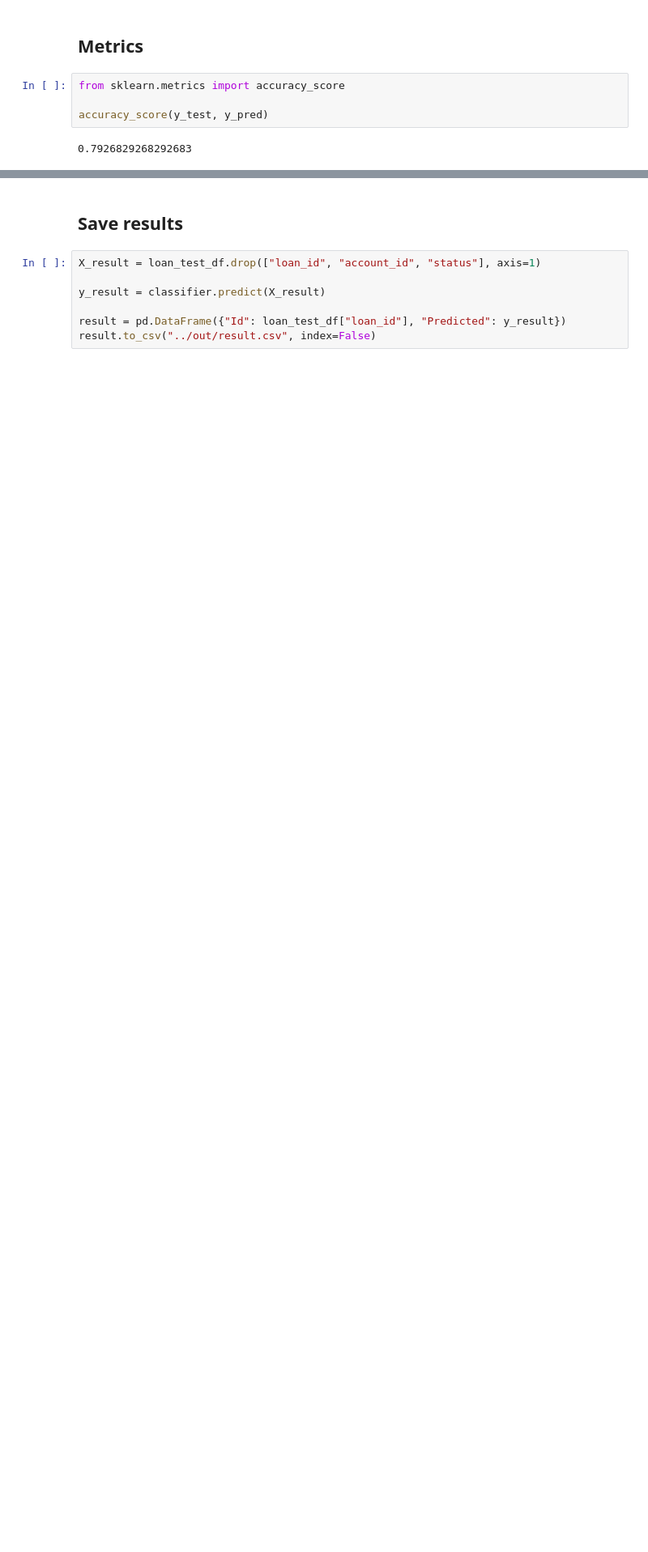
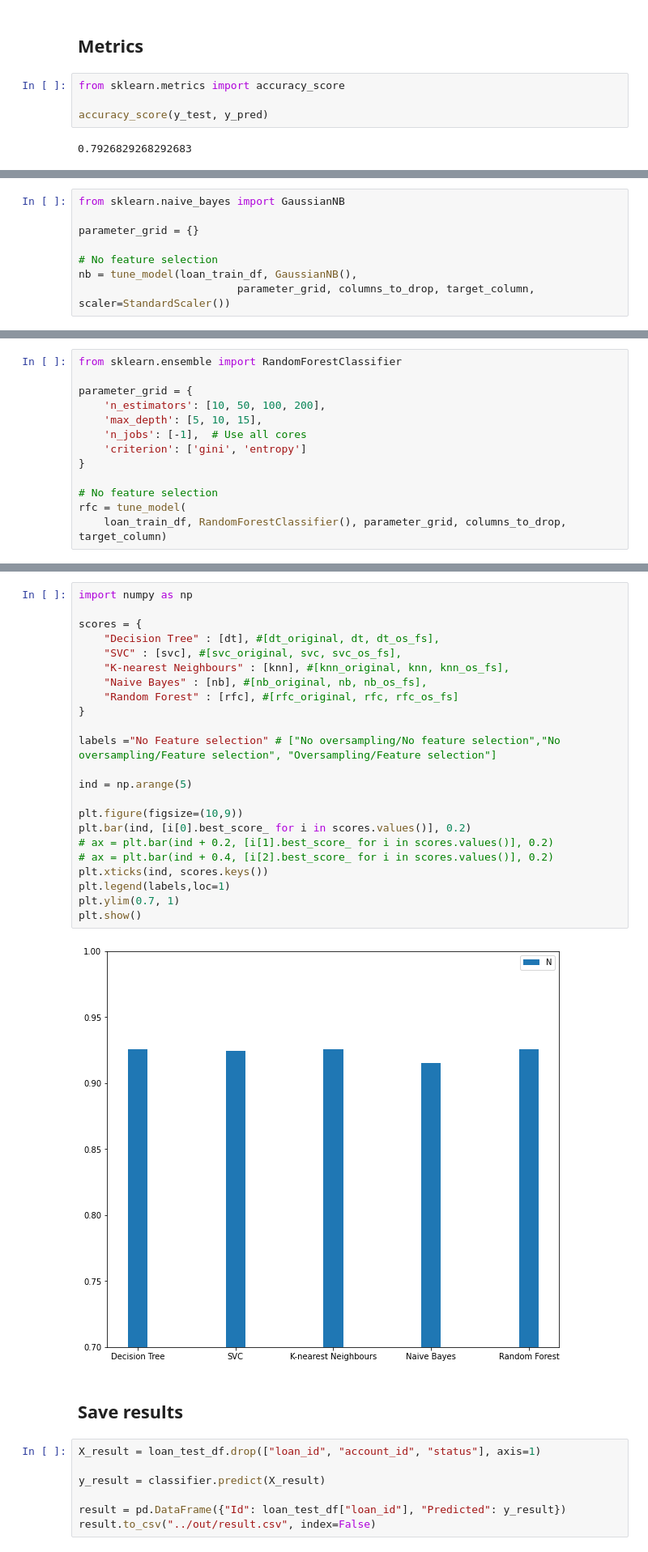
Before and after one commit to Educorreia932/FEUP-AC, a Jupyter notebook: Data Mining Project/notebooks/notebook.ipynb, the cells around one changed output, grey strips where cells are left out. Shown at 81% size. Saved outputs shown, nothing was run; the diff lists cells and outputs as text; blank space fills up the shorter version.

```diff
--- a/Data Mining Project/notebooks/notebook.ipynb
+++ b/Data Mining Project/notebooks/notebook.ipynb
@@ -130,0 +241,8 @@ accuracy_score(y_test, y_pred)
+# %%
+from sklearn.naive_bayes import GaussianNB
+
+parameter_grid = {}
+
+# No feature selection
+nb = tune_model(loan_train_df, GaussianNB(),
+                         parameter_grid, columns_to_drop, target_column, scaler=StandardScaler())
@@ -130,0 +254,13 @@ accuracy_score(y_test, y_pred)
+# %%
+from sklearn.ensemble import RandomForestClassifier
+
+parameter_grid = {
+    'n_estimators': [10, 50, 100, 200],
+    'max_depth': [5, 10, 15],
+    'n_jobs': [-1],  # Use all cores
+    'criterion': ['gini', 'entropy']
+}
+
+# No feature selection
+rfc = tune_model(
+    loan_train_df, RandomForestClassifier(), parameter_grid, columns_to_drop, target_column)
@@ -131,3 +272,28 @@ accuracy_score(y_test, y_pred)
+# %%
+import numpy as np
+
+scores = {
+    "Decision Tree" : [dt], #[dt_original, dt, dt_os_fs],
+    "SVC" : [svc], #[svc_original, svc, svc_os_fs],
+    "K-nearest Neighbours" : [knn], #[knn_original, knn, knn_os_fs],
+    "Naive Bayes" : [nb], #[nb_original, nb, nb_os_fs],
+    "Random Forest" : [rfc], #[rfc_original, rfc, rfc_os_fs]
+}
+
+labels ="No Feature selection" # ["No oversampling/No feature selection","No oversampling/Feature selection", "Oversampling/Feature selection"]
+
+ind = np.arange(5)
+
+plt.figure(figsize=(10,9))
+plt.bar(ind, [i[0].best_score_ for i in scores.values()], 0.2)
+# ax = plt.bar(ind + 0.2, [i[1].best_score_ for i in scores.values()], 0.2)
+# ax = plt.bar(ind + 0.4, [i[2].best_score_ for i in scores.values()], 0.2)
+plt.xticks(ind, scores.keys())
+plt.legend(labels,loc=1)
+plt.ylim(0.7, 1)
+plt.show()
+# %% [output]
+[figure, added]
 # %% [markdown]
 ## Save results
 # %%
```
Also changed, not shown: parts of 20 cells of this notebook, 2 other files.
